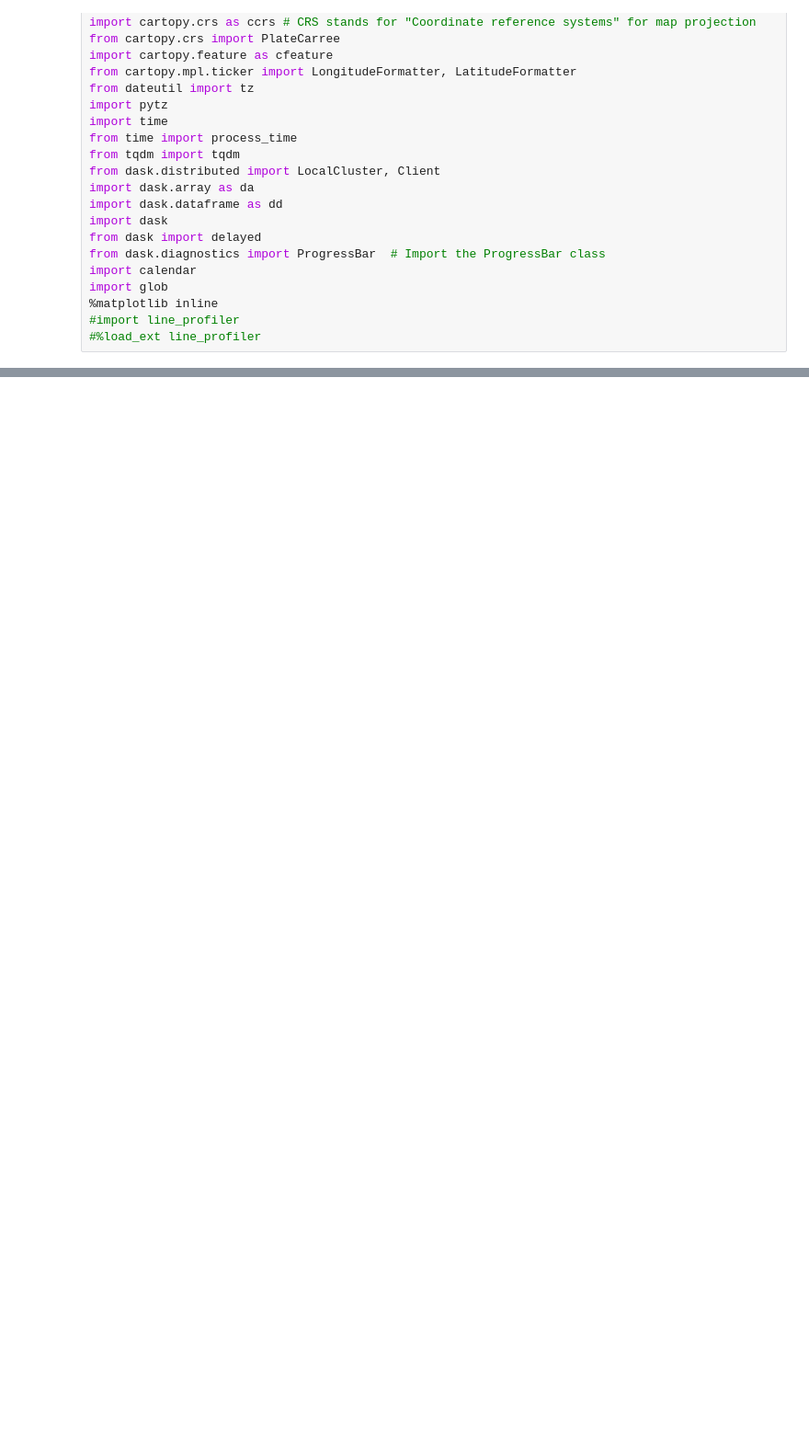
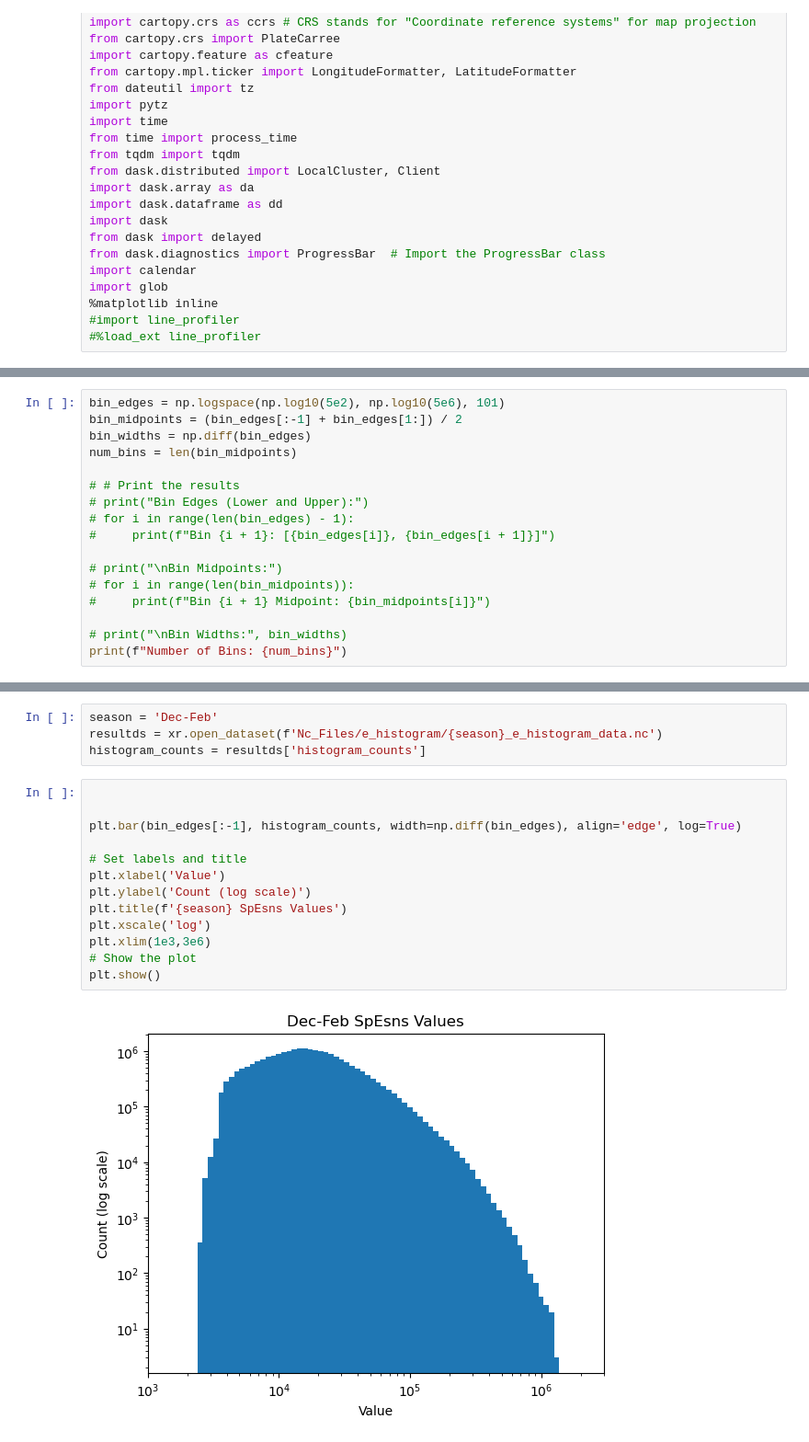
Before and after one commit to tashaay/SpE_Identification_Notebooks, a Jupyter notebook: Test_edens_bins.ipynb, the cells around one changed output, grey strips where cells are left out. Shown: that part at 92% size. Cells and saved outputs as stored; diff of their text form; blank space fills up the shorter version.

```diff
--- a/Test_edens_bins.ipynb
+++ b/Test_edens_bins.ipynb
@@ -135,0 +95,17 @@ print( f'Mptdens max = {Mptdens.max().values}' )
+# %%
+bin_edges = np.logspace(np.log10(5e2), np.log10(5e6), 101)
+bin_midpoints = (bin_edges[:-1] + bin_edges[1:]) / 2
+bin_widths = np.diff(bin_edges)
+num_bins = len(bin_midpoints)
+
+# # Print the results
+# print("Bin Edges (Lower and Upper):")
+# for i in range(len(bin_edges) - 1):
+#     print(f"Bin {i + 1}: [{bin_edges[i]}, {bin_edges[i + 1]}]")
+
+# print("\nBin Midpoints:")
+# for i in range(len(bin_midpoints)):
+#     print(f"Bin {i + 1} Midpoint: {bin_midpoints[i]}")
+
+# print("\nBin Widths:", bin_widths)
+print(f"Number of Bins: {num_bins}")
@@ -135,0 +161,19 @@ print( f'Mptdens max = {Mptdens.max().values}' )
+# %%
+season = 'Dec-Feb'
+resultds = xr.open_dataset(f'Nc_Files/e_histogram/{season}_e_histogram_data.nc')
+histogram_counts = resultds['histogram_counts']
+# %%
+
+
+plt.bar(bin_edges[:-1], histogram_counts, width=np.diff(bin_edges), align='edge', log=True)
+
+# Set labels and title
+plt.xlabel('Value')
+plt.ylabel('Count (log scale)')
+plt.title(f'{season} SpEsns Values')
+plt.xscale('log')
+plt.xlim(1e3,3e6)
+# Show the plot
+plt.show()
+# %% [output]
+[figure, added]
```
Also changed, not shown: parts of 11 cells of this notebook, 6 other files.
